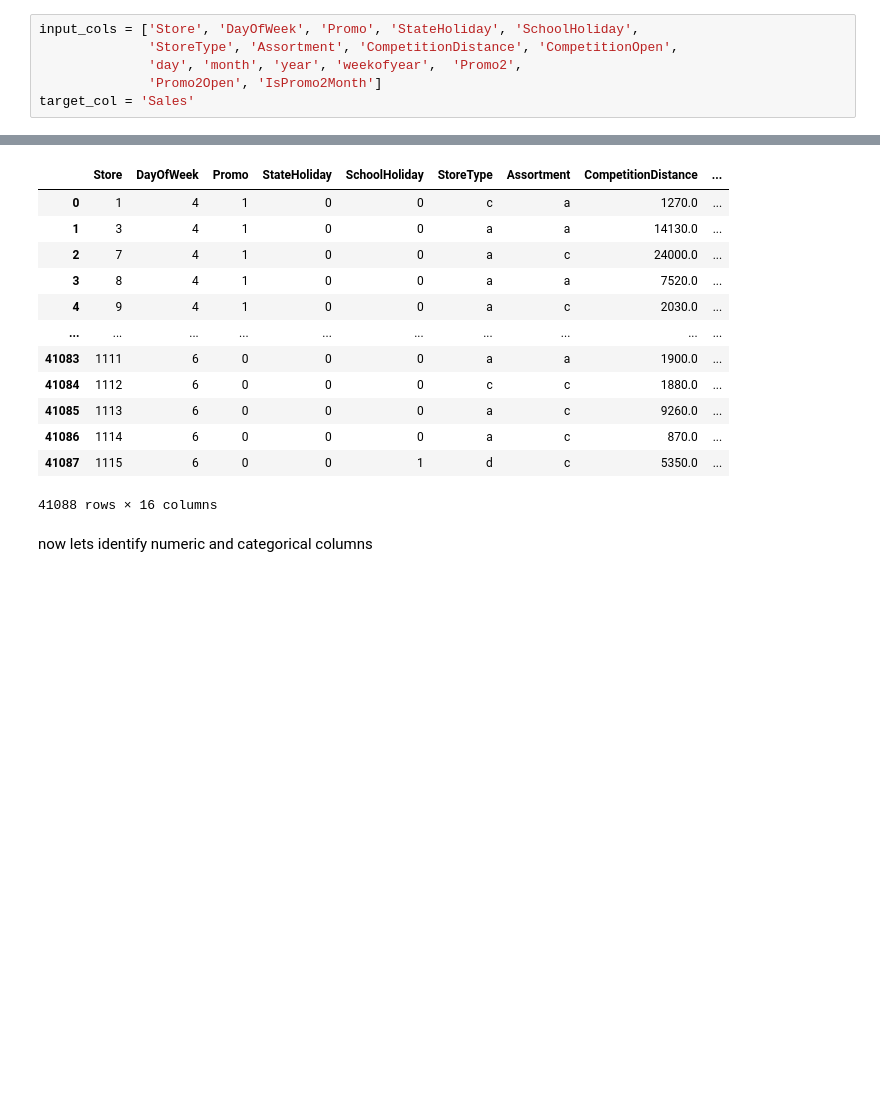
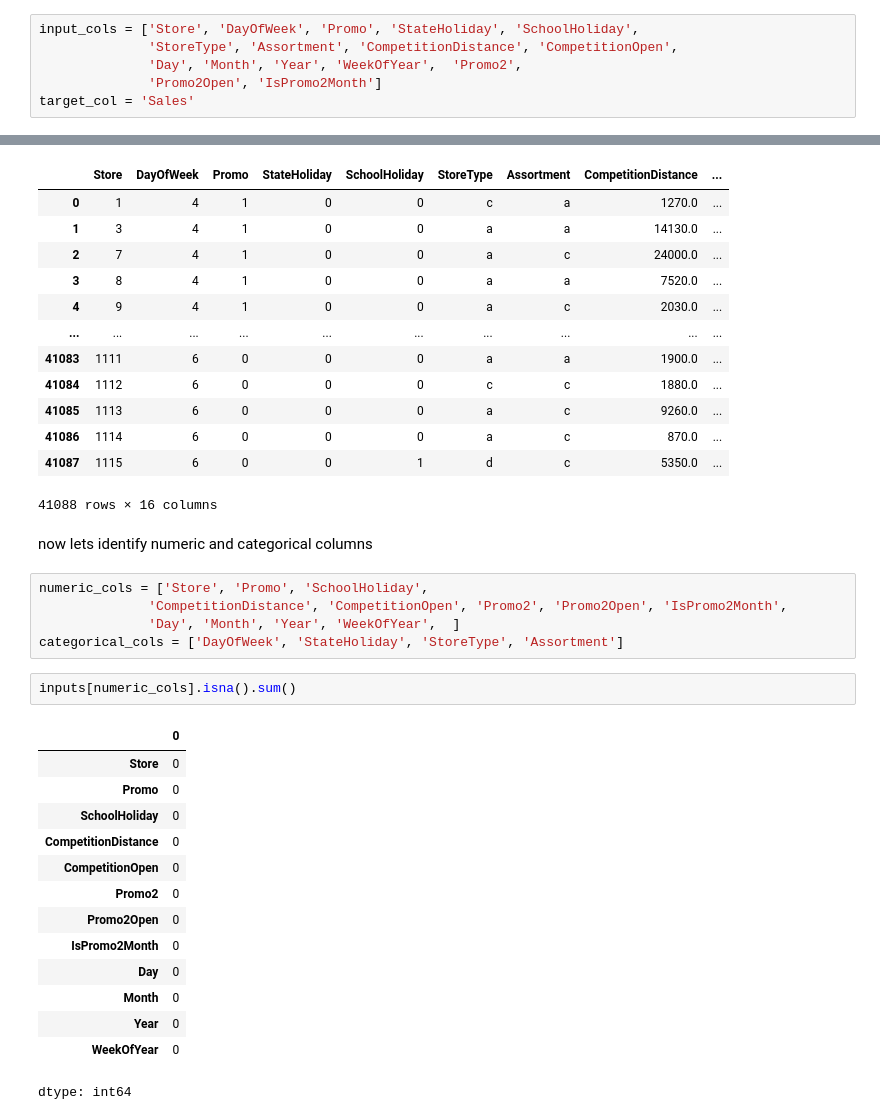
Before and after one commit to 404saugat404/sklearn, a Jupyter notebook: Gradient Boosting Machines (GBMs) with XGBoost/gbm_xboost.ipynb, the cells around one changed output, grey strips where cells are left out. Cells and saved outputs as stored; diff of their text form; blank space fills up the shorter version.

```diff
--- a/Gradient Boosting Machines (GBMs) with XGBoost/gbm_xboost.ipynb
+++ b/Gradient Boosting Machines (GBMs) with XGBoost/gbm_xboost.ipynb
@@ -278,7 +277,7 @@ Index(['Store', 'DayOfWeek', 'Date', 'Sales', 'Customers', 'Open', 'Promo',
 # %%
 input_cols = ['Store', 'DayOfWeek', 'Promo', 'StateHoliday', 'SchoolHoliday',
               'StoreType', 'Assortment', 'CompetitionDistance', 'CompetitionOpen',
-              'day', 'month', 'year', 'weekofyear',  'Promo2',
+              'Day', 'Month', 'Year', 'WeekOfYear',  'Promo2',
               'Promo2Open', 'IsPromo2Month']
 target_col = 'Sales'
 # %%
@@ -320,3 +319,25 @@ test_inputs
 41088 rows × 16 columns
 # %% [markdown]
 now lets identify numeric and categorical columns
+# %%
+numeric_cols = ['Store', 'Promo', 'SchoolHoliday',
+              'CompetitionDistance', 'CompetitionOpen', 'Promo2', 'Promo2Open', 'IsPromo2Month',
+              'Day', 'Month', 'Year', 'WeekOfYear',  ]
+categorical_cols = ['DayOfWeek', 'StateHoliday', 'StoreType', 'Assortment']
+# %%
+inputs[numeric_cols].isna().sum()
+# %% [output]
+|  | 0 |
+| Store | 0 |
+| Promo | 0 |
+| SchoolHoliday | 0 |
+| CompetitionDistance | 0 |
+| CompetitionOpen | 0 |
+| Promo2 | 0 |
+| Promo2Open | 0 |
+| IsPromo2Month | 0 |
+| Day | 0 |
+| Month | 0 |
+| Year | 0 |
+| WeekOfYear | 0 |
+dtype: int64
```
Also changed, not shown: parts of 21 cells of this notebook.
